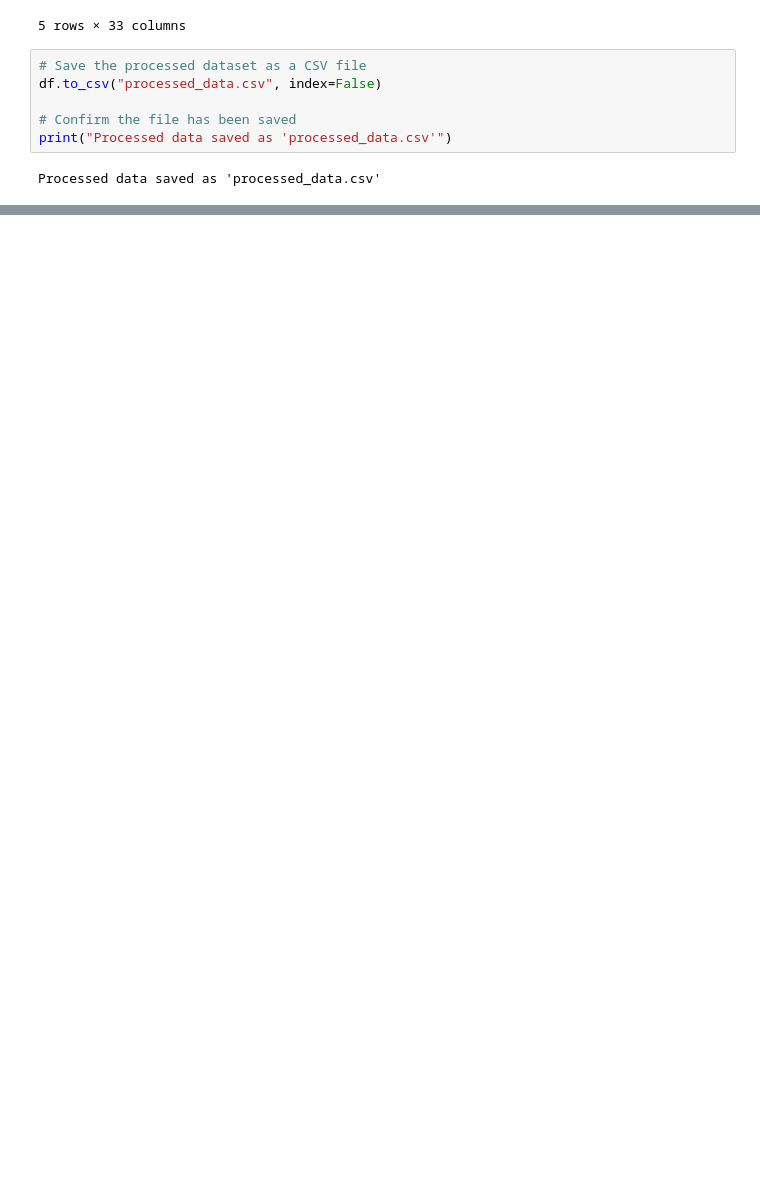
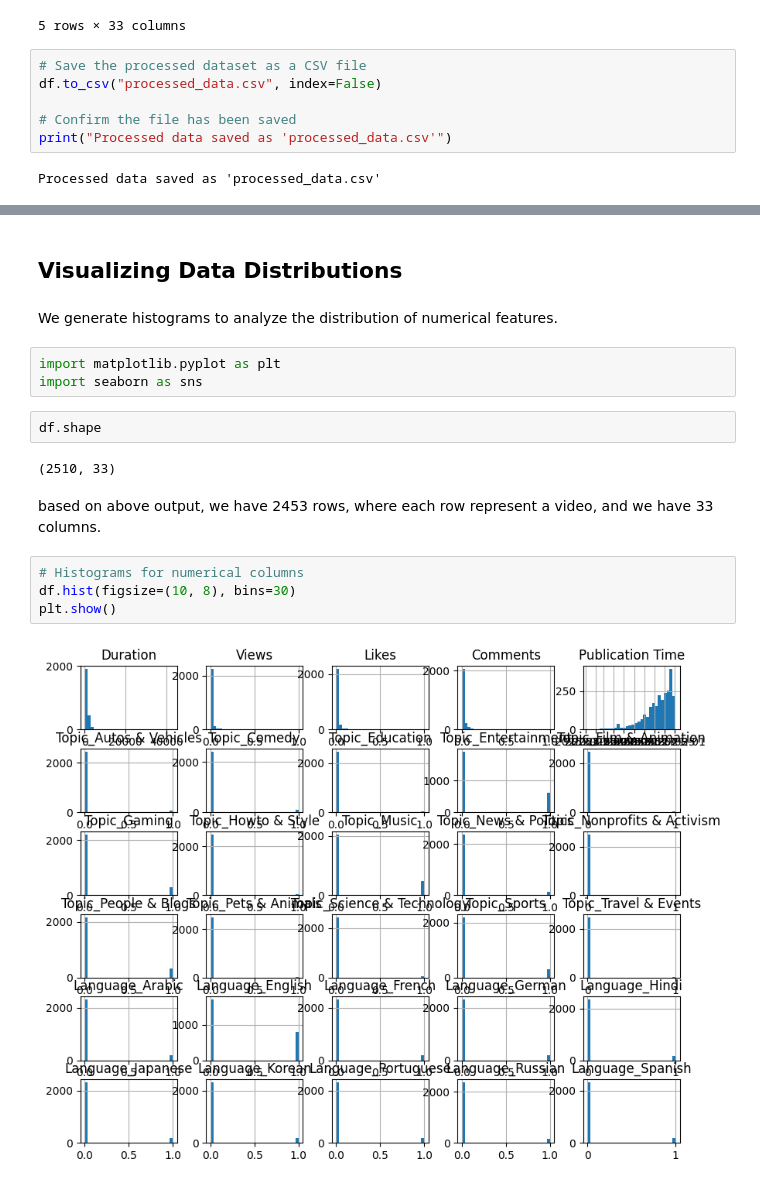
Before and after one commit to RaghdIt/DataScience, a Jupyter notebook: phase2.ipynb, the cells around one changed output, grey strips where cells are left out. Cells and saved outputs as stored; diff of their text form; blank space fills up the shorter version.

```diff
--- a/phase2.ipynb
+++ b/phase2.ipynb
@@ -267,0 +282,19 @@ Processed data saved as 'processed_data.csv'
+# %% [markdown]
+## Visualizing Data Distributions
+# %% [markdown]
+We generate histograms to analyze the distribution of numerical features.
+# %%
+import matplotlib.pyplot as plt
+import seaborn as sns
+# %%
+df.shape
+# %% [output]
+(2510, 33)
+# %% [markdown]
+based on above output, we have 2453 rows, where each row represent a video, and we have 33 columns.
+# %%
+# Histograms for numerical columns
+df.hist(figsize=(10, 8), bins=30)
+plt.show()
+# %% [output]
+[figure, added]
```
Also changed, not shown: parts of 6 cells of this notebook.
